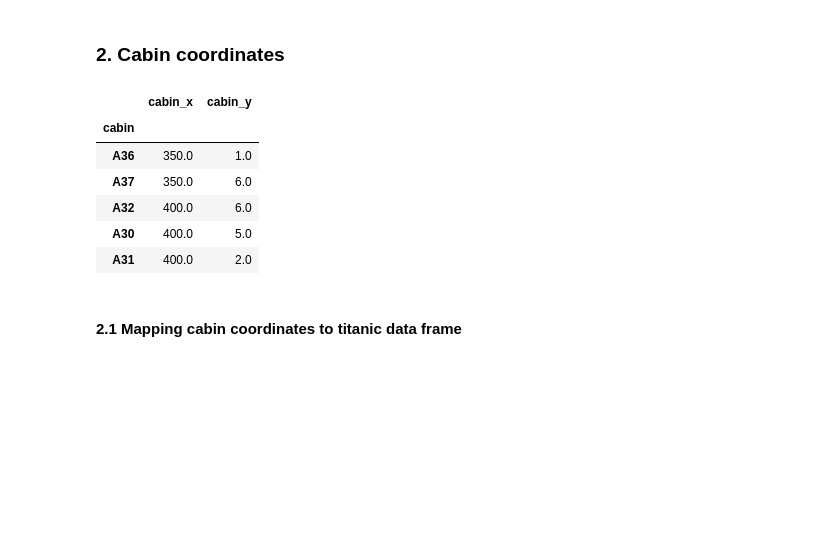
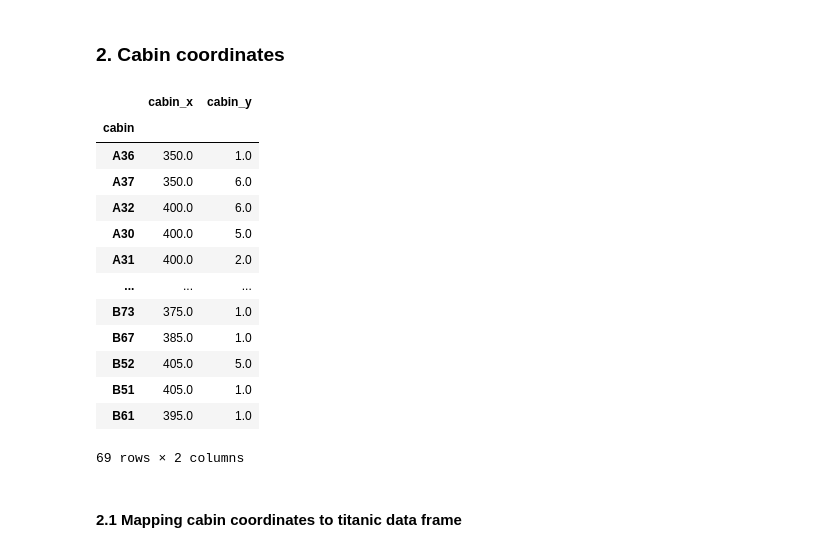
Before and after one commit to UBC-MDS/DSCI_532_GROUP_109, a Jupyter notebook: src/titanic_viz.ipynb, the cells around one changed output. Saved outputs shown, nothing was run; the diff lists cells and outputs as text; code cells hidden in the pictures; blank space fills up the shorter version.

```diff
--- a/src/titanic_viz.ipynb
+++ b/src/titanic_viz.ipynb
@@ -27,26 +28,33 @@ titanic_df
 # %%
 cabin_locations = {"A36": (350, 1.0), "A37": (350, 6.0), "A32": (400, 6.0), "A30": (400, 5.0), "A31": (400, 2.0), "A33": (400, 1.0), "A28": (405, 6.0), "A26": (405, 5.0), "A27": (405, 2.0),
                        "A29": (405, 1.0), "A34": (395, 6.0), "A35": (395, 1.0), "A24": (410, 6.0), "A22": (410, 5.0), "A23": (410, 2.0), "A25": (410, 1.0), "A20": (415, 6.0), "A18": (415, 5.0),
                        "A19": (415, 2.0), "A21": (415, 1.0), "A16": (420, 6.0), "A14": (420, 5.0), "A15": (420, 2.0), "A17": (420, 1.0), "A12": (425, 6.0), "A10": (425, 5.0), "A9":  (425, 2.0),
                        "A11": (425, 1.0), "A8": ( 430, 6.0),  "A6": (430, 5.0), "A5":  (430, 2.0), "A7":  (430, 1.0), "A4":  (435, 6.0), "A2":  (435, 4.0), "A1":  (435, 3.0), "A3":  (435, 1.0),
 
                        "B90": (345, 6.0), "B94": (340, 6.0), "B96": (335, 6.0), "B98": (330, 6.0), "B92": (345, 5.0), "B91": (345, 1.0), "B101": (395, 3.0), "B102": (395, 4.0), "B100": (385, 4.0),
                        "B99": (385, 3.0), "B58": (400, 6.0), "B88": (350, 6.0), "B84": (355, 6.0), "B86": (355, 5.0), "B85": (355, 1.0), "B82": (360, 6.0), "B78": (365, 6.0), "B76": (370, 6.0),
                        "B72": (375, 6.0), "B70": (380, 6.0), "B66": (385, 6.0), "B64": (390, 6.0), "B60": (395, 6.0), "B80": (365, 5.0), "B74": (375, 5.0), "B68": (385, 5.0), "B62":  (395, 5.0),
                        "B79": (365, 1.0), "B73": (375, 1.0), "B67": (385, 1.0), "B52": (405, 5.0), "B51": (405, 1.0), "B61":  (395, 1.0)}
 
 cabin_locations_df = pd.DataFrame(cabin_locations).T
 cabin_locations_df.index.names = ["cabin"]
 cabin_locations_df.columns = ["cabin_x", "cabin_y"]
-cabin_locations_df.head()
+cabin_locations_df
 # %% [output]
 |  | cabin_x | cabin_y |
 | cabin |  |  |
 | A36 | 350.0 | 1.0 |
 | A37 | 350.0 | 6.0 |
 | A32 | 400.0 | 6.0 |
 | A30 | 400.0 | 5.0 |
 | A31 | 400.0 | 2.0 |
+| ... | ... | ... |
+| B73 | 375.0 | 1.0 |
+| B67 | 385.0 | 1.0 |
+| B52 | 405.0 | 5.0 |
+| B51 | 405.0 | 1.0 |
+| B61 | 395.0 | 1.0 |
+69 rows × 2 columns
 # %% [markdown]
 #### 2.1 Mapping cabin coordinates to titanic data frame
 # %%
```
Also changed, not shown: parts of 12 cells of this notebook.
